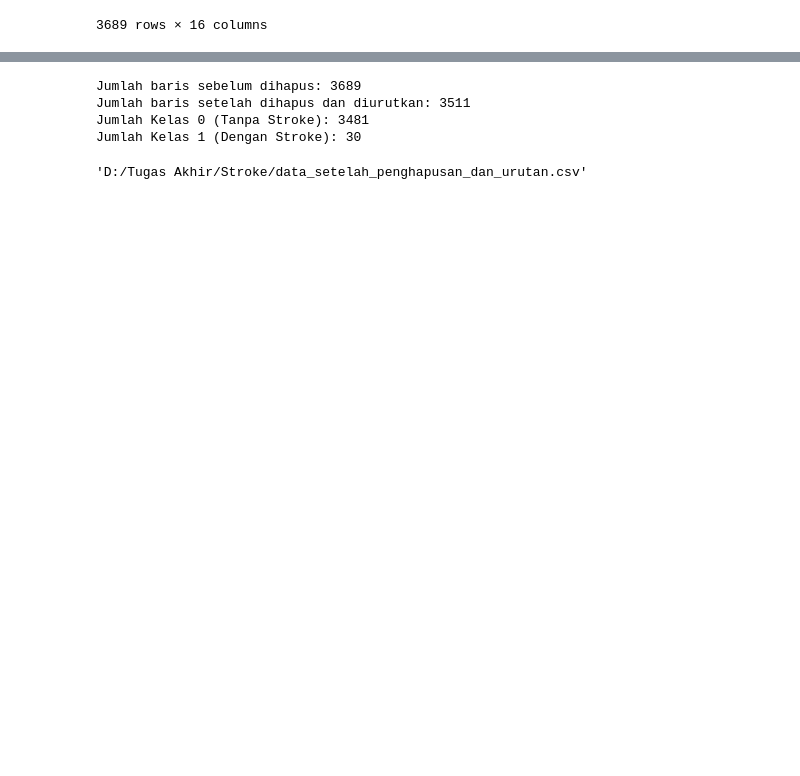
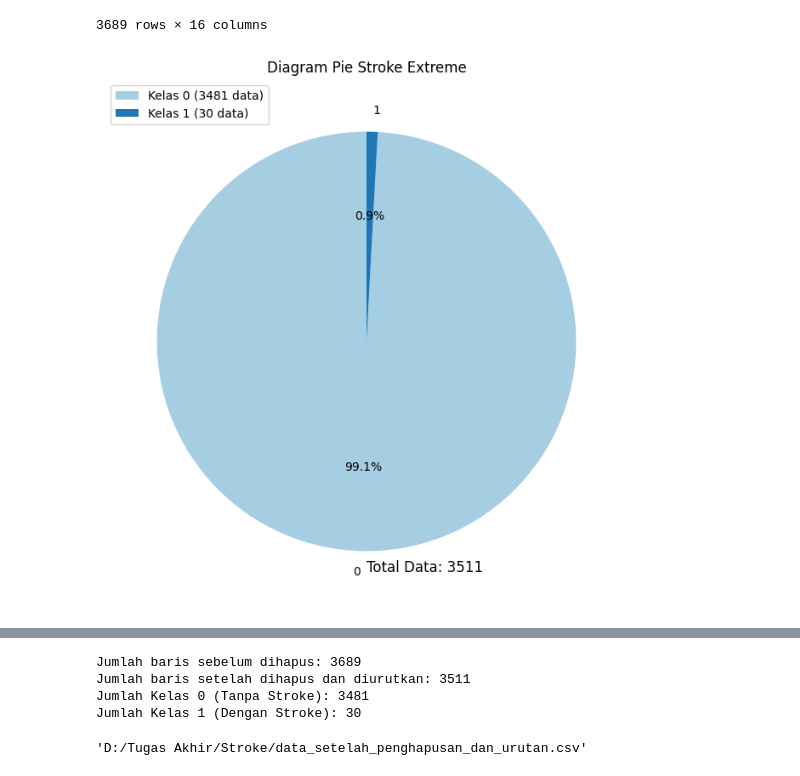
Before and after one commit to avillarafi45/TugasAkhirStrokePrediction, a Jupyter notebook: PCA-KMeans Extreme dan Mild.ipynb, the cells around one changed output, grey strips where cells are left out. Drawn from its saved outputs; the diff is of its cells as text; code cells hidden in the pictures; blank space fills up the shorter version.

Commit message:
Pie Chart

```diff
--- a/PCA-KMeans Extreme dan Mild.ipynb
+++ b/PCA-KMeans Extreme dan Mild.ipynb
@@ -32,6 +32,29 @@ df_normalisasi_Extreme
 | 3687 | 0 | 0.4561 | 0 | 0 | 1 | 0 | 1 | ... |
 | 3688 | 1 | 0.3333 | 0 | 0 | 1 | 1 | 0 | ... |
 3689 rows × 16 columns
+# %%
+# Hitung frekuensi nilai unik dalam kolom 'stroke'
+stroke_counts = df_normalisasi_Extreme['stroke'].value_counts()
+
+# Plotting diagram pie untuk kolom 'stroke'
+plt.figure(figsize=(8, 8))
+plt.pie(stroke_counts, labels=stroke_counts.index, autopct='%1.1f%%', startangle=90, colors=plt.cm.Paired.colors)
+
+# Berikan judul
+plt.title('Diagram Pie Stroke Extreme')
+
+# Tambahkan keterangan legend
+legend_labels = [f'Kelas {label} ({count} data)' for label, count in zip(stroke_counts.index, stroke_counts)]
+plt.legend(legend_labels, loc='upper left')
+
+# Tambahkan keterangan total data
+total_data = len(df_normalisasi_Extreme['stroke'])
+plt.text(0, -1.1, f'Total Data: {total_data}', fontsize=12, ha='left')
+
+# Tampilkan diagram
+plt.show()
+# %% [output]
+[figure, added]
 # %%
 df_normalisasi_mild
 # %% [output]
```
Also changed, not shown: parts of 1 cell of this notebook, 1 other file.
